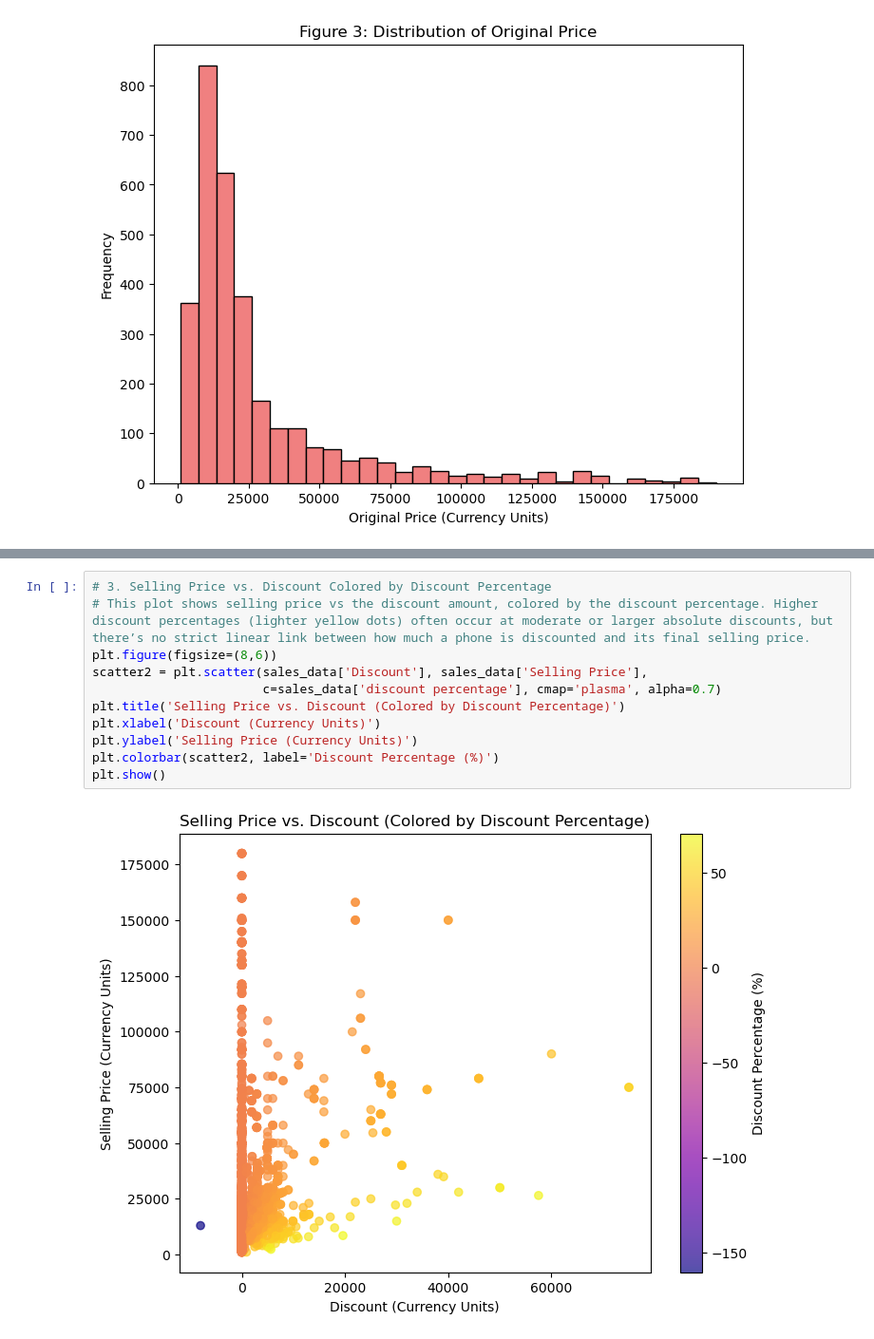
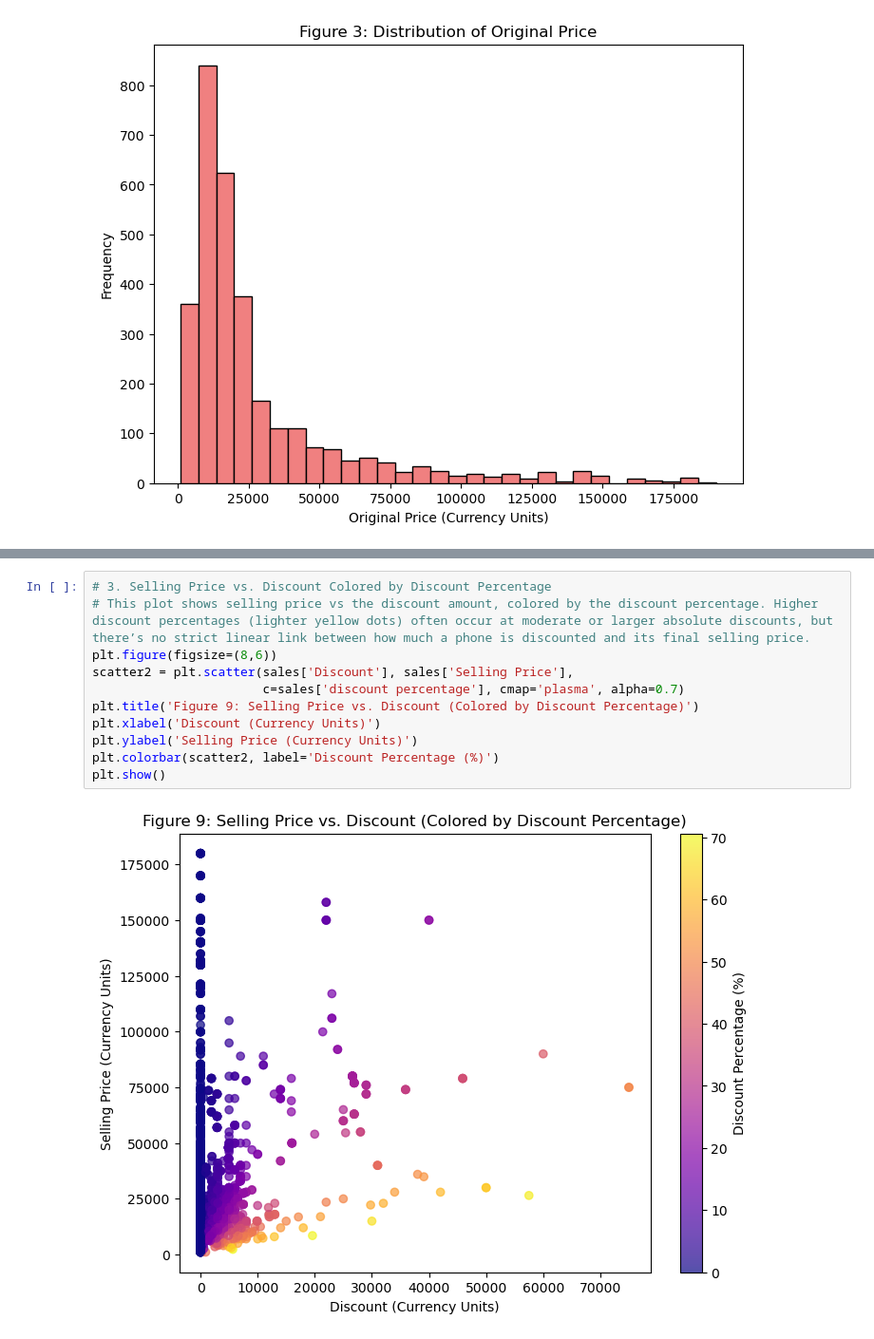
Before and after one commit to niravkheni/Predicting-Mobile-Phone-Selling-Prices, a Jupyter notebook: Predicting Mobile Phone Selling Prices.ipynb, the cells around one changed output, grey strips where cells are left out. Shown: that part at 95% size. Drawn from its saved outputs; the diff is of its cells as text.

```diff
--- a/Predicting Mobile Phone Selling Prices.ipynb
+++ b/Predicting Mobile Phone Selling Prices.ipynb
@@ -416,13 +416,13 @@ plt.show()
 # %%
 # 3. Selling Price vs. Discount Colored by Discount Percentage
 # This plot shows selling price vs the discount amount, colored by the discount percentage. Higher discount percentages (lighter yellow dots) often occur at moderate or larger absolute discounts, but there’s no strict linear link between how much a phone is discounted and its final selling price.
 plt.figure(figsize=(8,6))
-scatter2 = plt.scatter(sales_data['Discount'], sales_data['Selling Price'],
-                       c=sales_data['discount percentage'], cmap='plasma', alpha=0.7)
-plt.title('Selling Price vs. Discount (Colored by Discount Percentage)')
+scatter2 = plt.scatter(sales['Discount'], sales['Selling Price'],
+                       c=sales['discount percentage'], cmap='plasma', alpha=0.7)
+plt.title('Figure 9: Selling Price vs. Discount (Colored by Discount Percentage)')
 plt.xlabel('Discount (Currency Units)')
 plt.ylabel('Selling Price (Currency Units)')
 plt.colorbar(scatter2, label='Discount Percentage (%)')
 plt.show()
 # %% [output]
-[figure, old version]
+[figure, new version]
```
Also changed, not shown: parts of 10 cells of this notebook.
